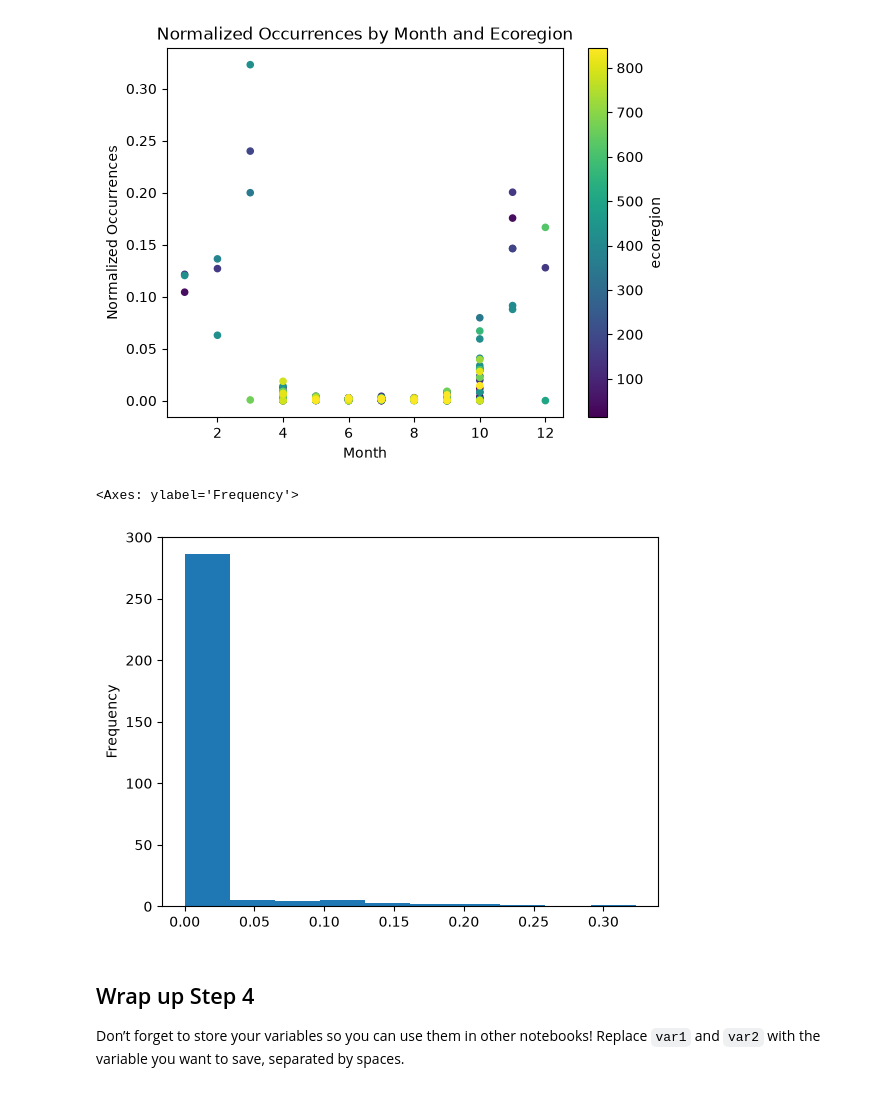
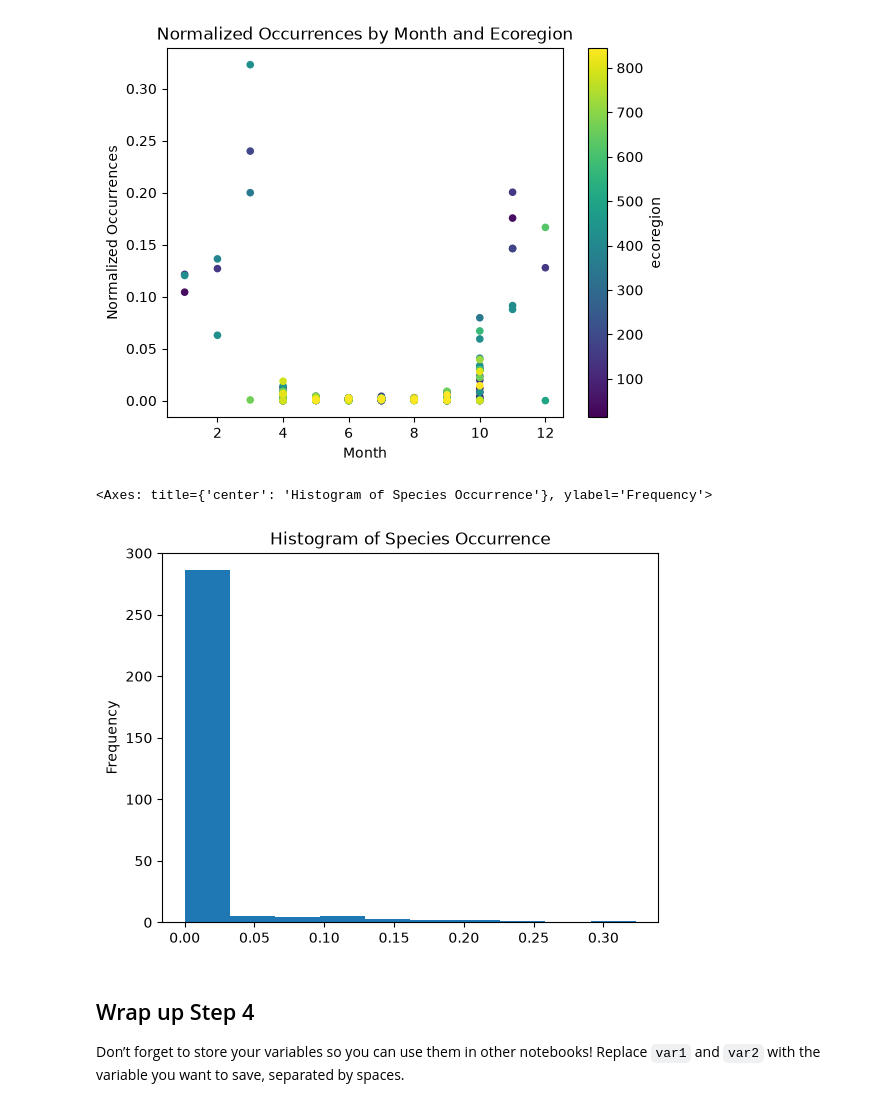
Before and after one commit to lauren-thomas2/02-migration-fall-template, a Jupyter notebook: notebooks/03-migration-normalize.ipynb, the cells around one changed output. Cells and saved outputs as stored; diff of their text form; code cells hidden in the pictures.

```diff
--- a/notebooks/03-migration-normalize.ipynb
+++ b/notebooks/03-migration-normalize.ipynb
@@ -173,10 +175,12 @@ occurrence_df.reset_index().plot.scatter(
 [figure]
 # %%
 ### create histogram
-occurrence_df.norm_occurrences.plot.hist()
+occurrence_df.norm_occurrences.plot.hist(
+    title = 'Histogram of Species Occurrence'
+)
 # %% [output]
-<Axes: ylabel='Frequency'>
+<Axes: title={'center': 'Histogram of Species Occurrence'}, ylabel='Frequency'>
-[figure, old version]
+[figure, new version]
 # %% [markdown]
 ## Wrap up Step 4
 
```
Also changed, not shown: parts of 2 cells of this notebook, 2 other files.
